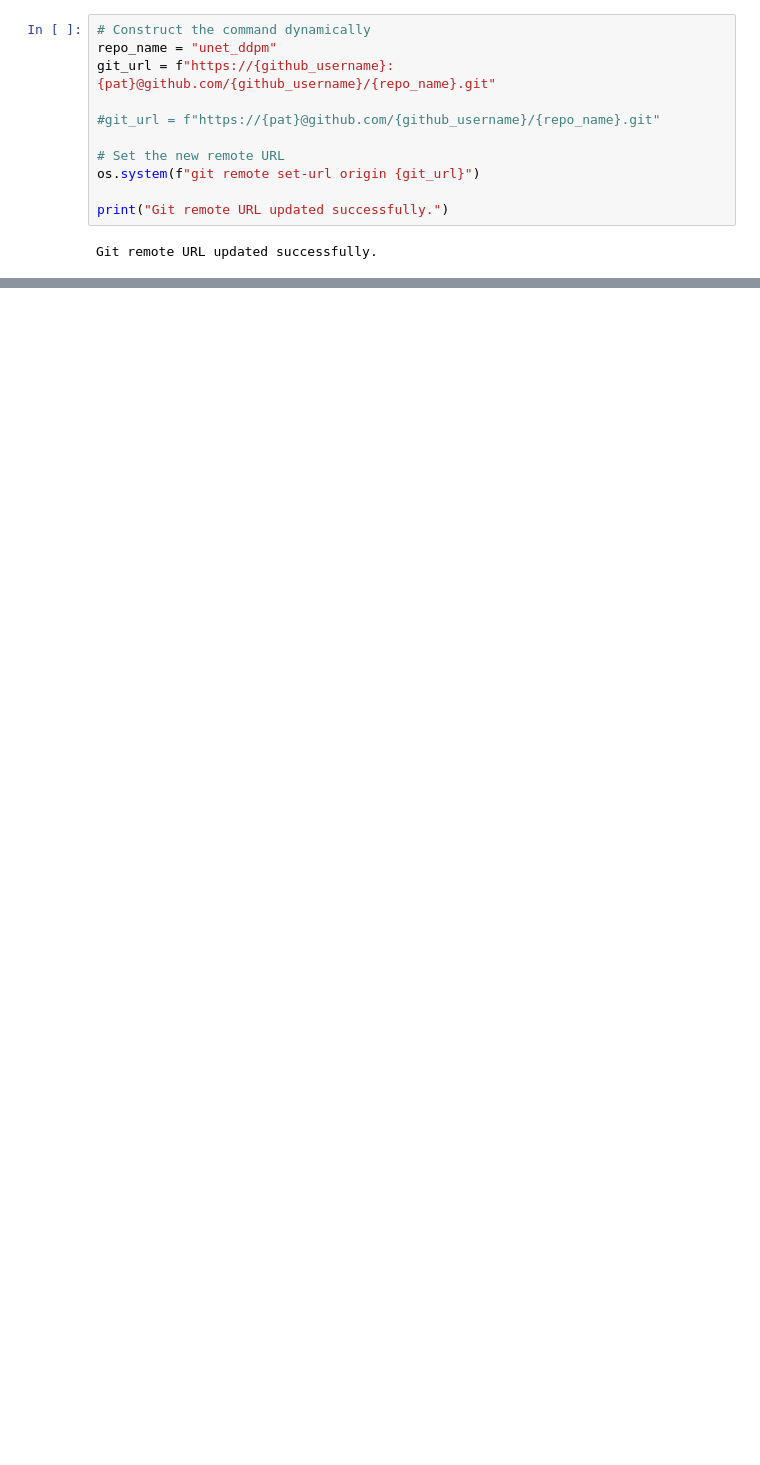
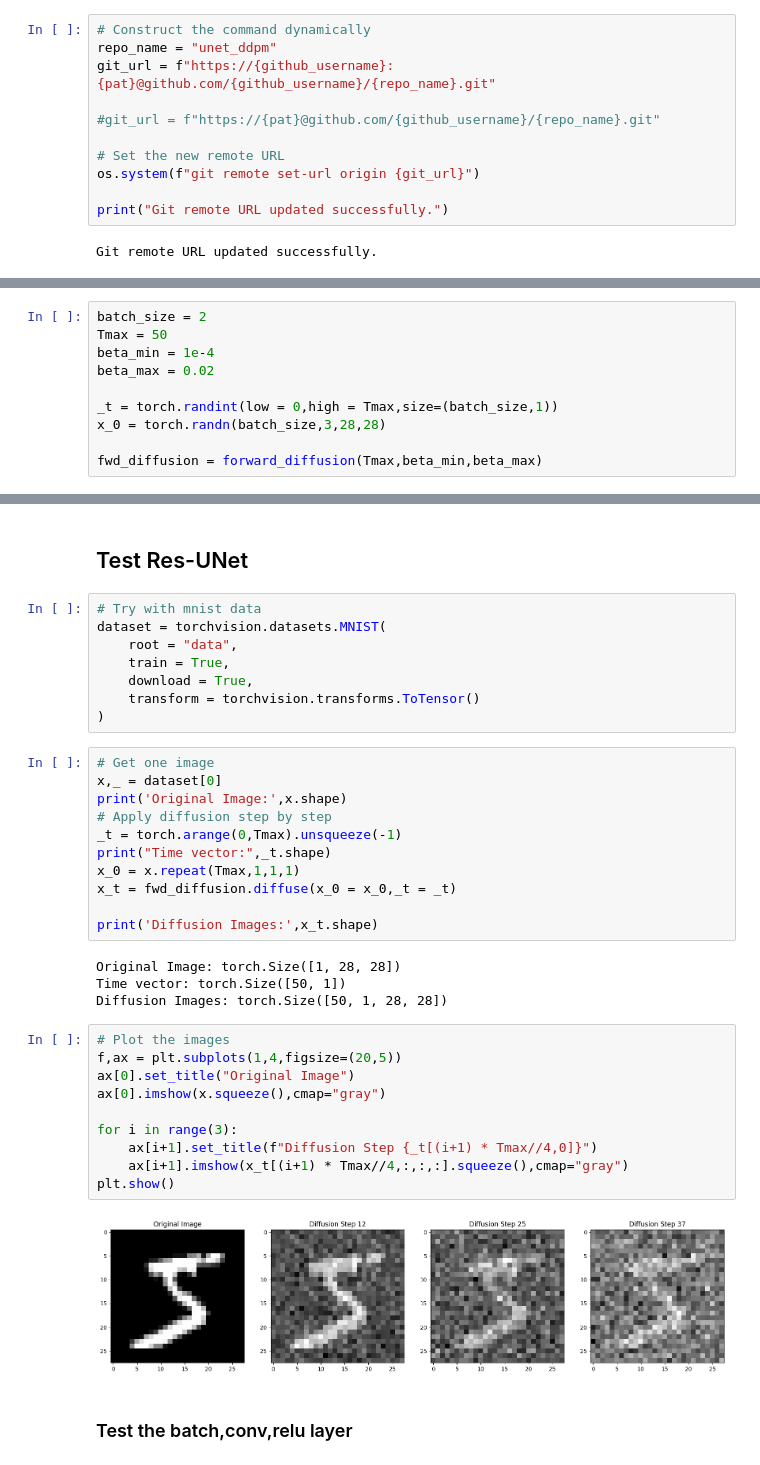
Before and after one commit to masa512/unet_ddpm, a Jupyter notebook: 03_Unet_diffusion.ipynb, the cells around one changed output, grey strips where cells are left out. Drawn from its saved outputs; the diff is of its cells as text; blank space fills up the shorter version.

```diff
--- a/03_Unet_diffusion.ipynb
+++ b/03_Unet_diffusion.ipynb
@@ -64,0 +166,10 @@ fatal: could not read Username for 'https://github.com': No such device or addre
+# %%
+batch_size = 2
+Tmax = 50
+beta_min = 1e-4
+beta_max = 0.02
+
+_t = torch.randint(low = 0,high = Tmax,size=(batch_size,1))
+x_0 = torch.randn(batch_size,3,28,28)
+
+fwd_diffusion = forward_diffusion(Tmax,beta_min,beta_max)
@@ -64,0 +186,39 @@ fatal: could not read Username for 'https://github.com': No such device or addre
+# %% [markdown]
+## Test Res-UNet
+# %%
+# Try with mnist data
+dataset = torchvision.datasets.MNIST(
+    root = "data",
+    train = True,
+    download = True,
+    transform = torchvision.transforms.ToTensor()
+)
+# %%
+# Get one image
+x,_ = dataset[0]
+print('Original Image:',x.shape)
+# Apply diffusion step by step
+_t = torch.arange(0,Tmax).unsqueeze(-1)
+print("Time vector:",_t.shape)
+x_0 = x.repeat(Tmax,1,1,1)
+x_t = fwd_diffusion.diffuse(x_0 = x_0,_t = _t)
+
+print('Diffusion Images:',x_t.shape)
+# %% [output]
+Original Image: torch.Size([1, 28, 28])
+Time vector: torch.Size([50, 1])
+Diffusion Images: torch.Size([50, 1, 28, 28])
+# %%
+# Plot the images
+f,ax = plt.subplots(1,4,figsize=(20,5))
+ax[0].set_title("Original Image")
+ax[0].imshow(x.squeeze(),cmap="gray")
+
+for i in range(3):
+    ax[i+1].set_title(f"Diffusion Step {_t[(i+1) * Tmax//4,0]}")
+    ax[i+1].imshow(x_t[(i+1) * Tmax//4,:,:,:].squeeze(),cmap="gray")
+plt.show()
+# %% [output]
+[figure, added]
+# %% [markdown]
+### Test the batch,conv,relu layer
```
Also changed, not shown: parts of 61 cells of this notebook.
